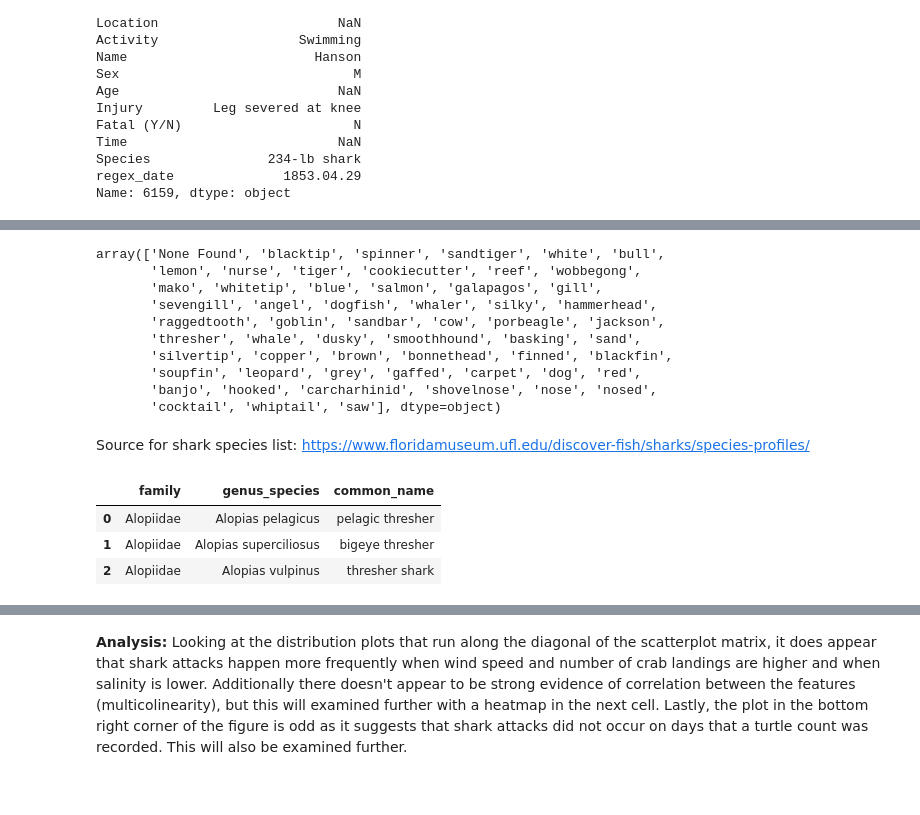
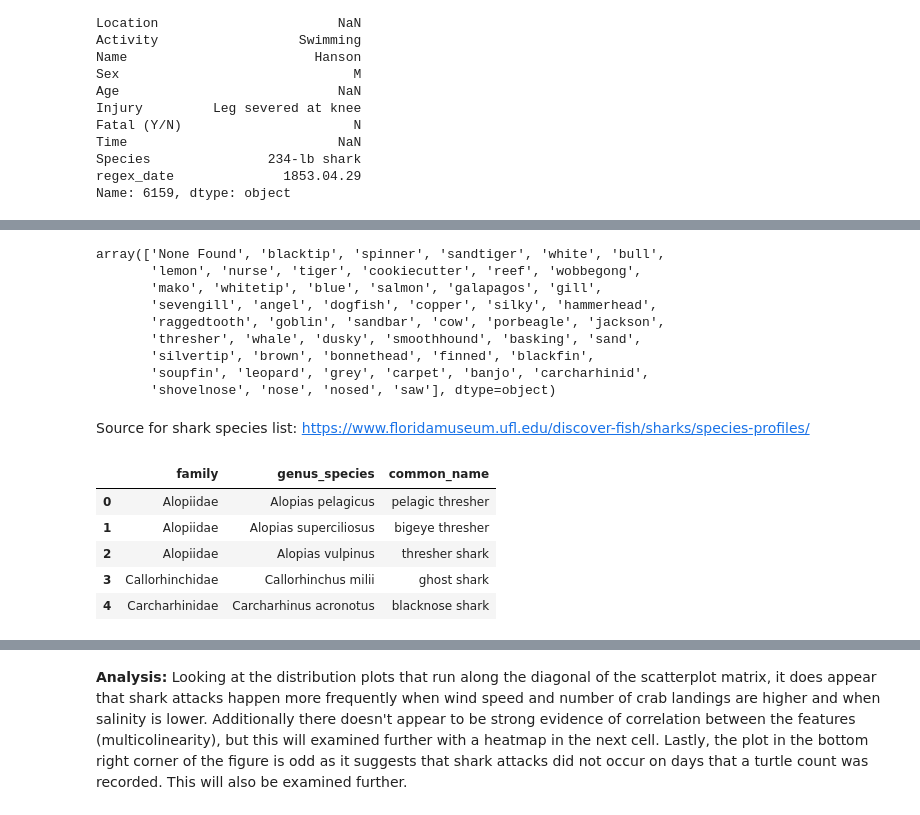
Before and after one commit to kpokrass/Shark_Attacks, a Jupyter notebook: shark_attacks.ipynb, the cells around one changed output, grey strips where cells are left out. Saved outputs shown, nothing was run; the diff lists cells and outputs as text; code cells hidden in the pictures.

```diff
--- a/shark_attacks.ipynb
+++ b/shark_attacks.ipynb
@@ -517,15 +608,14 @@ gsaf2.head()
 | 3 | 2019.08.16 | 16-Aug-2019 | 2019.0 | Unprovoked | USA | Florida | New Smyrna Beach, Volusia County | Wading | Maggie Crum | M | ... |
 | 4 | 2019.08.11 | 11-Aug-2019 | 2019.0 | Unprovoked | USA | Hawaii | Makaha Beach, Oahu | Surfing | Max Keliikipi | M | ... |
 # %%
-gsaf2.shark_species.unique()
+ts_gsaf.shark_species.unique()
 # %% [output]
 array(['None Found', 'blacktip', 'spinner', 'sandtiger', 'white', 'bull',
        'lemon', 'nurse', 'tiger', 'cookiecutter', 'reef', 'wobbegong',
        'mako', 'whitetip', 'blue', 'salmon', 'galapagos', 'gill',
-       'sevengill', 'angel', 'dogfish', 'whaler', 'silky', 'hammerhead',
+       'sevengill', 'angel', 'dogfish', 'copper', 'silky', 'hammerhead',
        'raggedtooth', 'goblin', 'sandbar', 'cow', 'porbeagle', 'jackson',
        'thresher', 'whale', 'dusky', 'smoothhound', 'basking', 'sand',
-       'silvertip', 'copper', 'brown', 'bonnethead', 'finned', 'blackfin',
-       'soupfin', 'leopard', 'grey', 'gaffed', 'carpet', 'dog', 'red',
-       'banjo', 'hooked', 'carcharhinid', 'shovelnose', 'nose', 'nosed',
-       'cocktail', 'whiptail', 'saw'], dtype=object)
+       'silvertip', 'brown', 'bonnethead', 'finned', 'blackfin',
+       'soupfin', 'leopard', 'grey', 'carpet', 'banjo', 'carcharhinid',
+       'shovelnose', 'nose', 'nosed', 'saw'], dtype=object)
@@ -536,9 +623,11 @@ regex_species = list(gsaf2.shark_species.unique())
 Source for shark species list: https://www.floridamuseum.ufl.edu/discover-fish/sharks/species-profiles/
 # %%
 species = pd.read_excel('shark_species.xlsx')
-species.head(3)
+species.head(5)
 # %% [output]
 |  | family | genus_species | common_name |
 | 0 | Alopiidae | Alopias pelagicus | pelagic thresher |
 | 1 | Alopiidae | Alopias superciliosus | bigeye thresher |
 | 2 | Alopiidae | Alopias vulpinus | thresher shark |
+| 3 | Callorhinchidae | Callorhinchus milii | ghost shark |
+| 4 | Carcharhinidae | Carcharhinus acronotus | blacknose shark |
```
Also changed, not shown: parts of 64 cells of this notebook.
